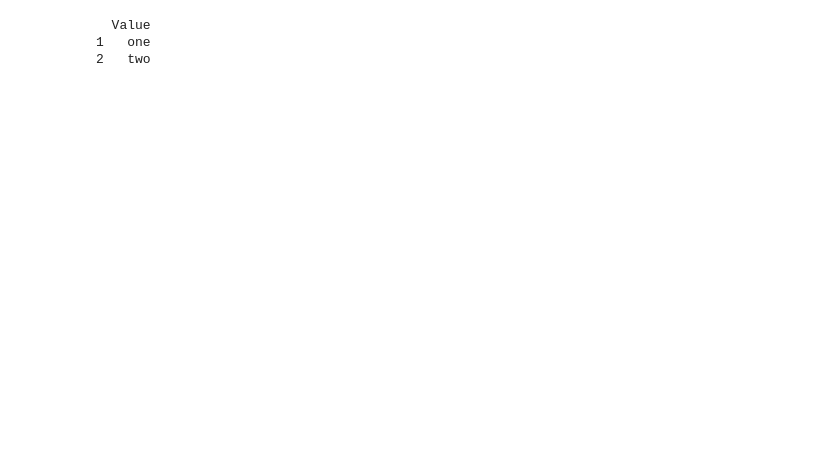
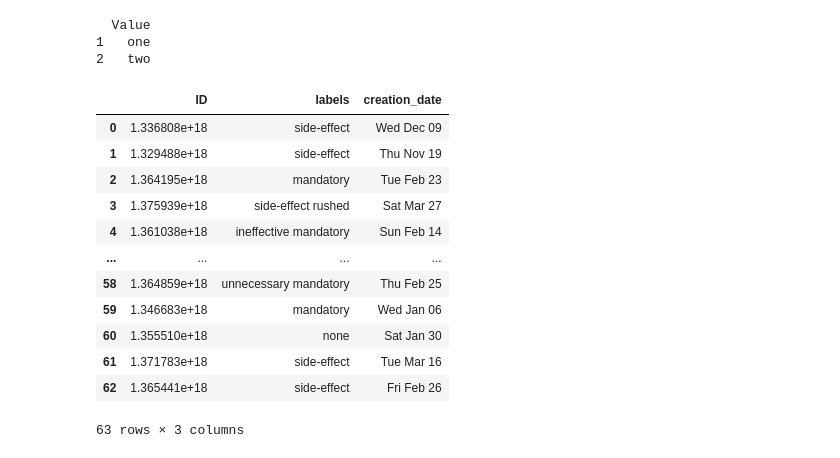
Before and after one commit to hrishikeshkh/WhyNotVax, a Jupyter notebook: EDA.ipynb, the cells around one changed output. Cells and saved outputs as stored; diff of their text form; code cells hidden in the pictures; blank space fills up the shorter version.

```diff
--- a/EDA.ipynb
+++ b/EDA.ipynb
@@ -216,3 +238,33 @@ print(df)
   Value
 1   one
 2   two
+# %%
+df = pd.read_csv('tweet_details.csv')
+df = df.dropna()
+ids = np.array(df.iloc[:, 0])
+dates = np.array(df.iloc[:, 1])
+dates = np.array([i[:9] for i in dates])
+# for i in range(len(df)):
+#     print(df['creation_date'].iloc[i][:9])
+mini_dataset = dataset.loc[:, ['ID', 'labels']]
+mini_dataset['ID'] = mini_dataset['ID'].str[:-1]
+mini_dataset['ID'] = mini_dataset['ID'].astype('float64')
+
+merged = pd.merge(mini_dataset, df, left_on='ID', right_on='tweet_id', how='inner')
+merged = merged.drop('tweet_id', axis=1)
+merged['creation_date'] = merged['creation_date'].str[:10]
+merged
+# %% [output]
+|  | ID | labels | creation_date |
+| 0 | 1.336808e+18 | side-effect | Wed Dec 09 |
+| 1 | 1.329488e+18 | side-effect | Thu Nov 19 |
+| 2 | 1.364195e+18 | mandatory | Tue Feb 23 |
+| 3 | 1.375939e+18 | side-effect rushed | Sat Mar 27 |
+| 4 | 1.361038e+18 | ineffective mandatory | Sun Feb 14 |
+| ... | ... | ... | ... |
+| 58 | 1.364859e+18 | unnecessary mandatory | Thu Feb 25 |
+| 59 | 1.346683e+18 | mandatory | Wed Jan 06 |
+| 60 | 1.355510e+18 | none | Sat Jan 30 |
+| 61 | 1.371783e+18 | side-effect | Tue Mar 16 |
+| 62 | 1.365441e+18 | side-effect | Fri Feb 26 |
+63 rows × 3 columns
```
Also changed, not shown: parts of 2 cells of this notebook, 1 other file.
